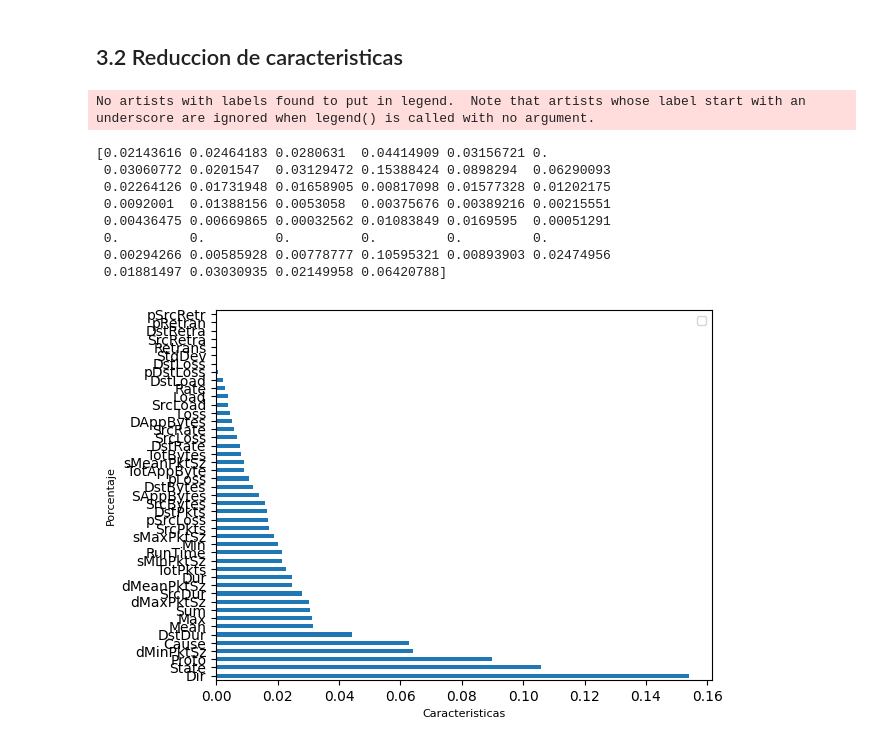
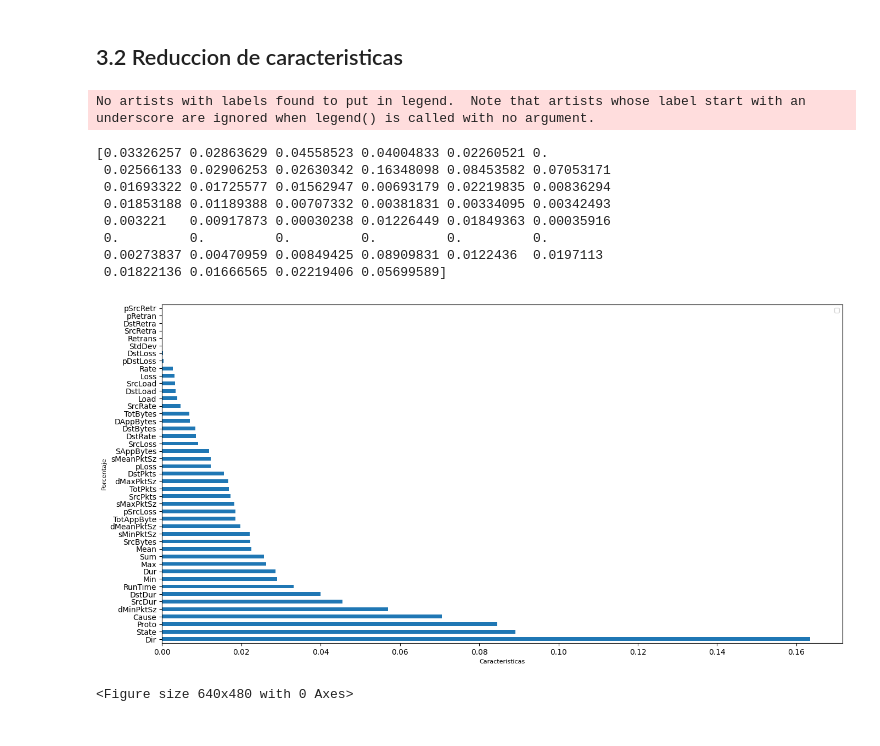
Before and after one commit to soyMA05/Clasiffication_TrafficSDN2, a Jupyter notebook: Fase3/transformacion.ipynb, the cells around one changed output. Saved outputs shown, nothing was run; the diff lists cells and outputs as text; code cells hidden in the pictures.

```diff
--- a/Fase3/transformacion.ipynb
+++ b/Fase3/transformacion.ipynb
@@ -171,22 +171,24 @@ y = df_traffic.iloc[:, 46]
 # %%
 m_extract_features = ExtraTreesClassifier()
 m_extract_features.fit(X,y)
+plt.figure(figsize=(16,8))
 print(m_extract_features.feature_importances_)
 feat_importances = pd.Series(m_extract_features.feature_importances_, index=X.columns)
 feat_importances.nlargest(45).plot(kind='barh')
 plt.xlabel('Caracteristicas', fontsize = 8)
 plt.ylabel('Porcentaje', fontsize = 8)
 plt.legend(fontsize="small")
-plt.savefig('ExtraTreesClassifier_2.png')
 plt.show()
+plt.savefig('ExtraTreesClassifier.png')
 # %% [output]
 No artists with labels found to put in legend.  Note that artists whose label start with an underscore are ignored when legend() is called with no argument.
-[0.02143616 0.02464183 0.0280631  0.04414909 0.03156721 0.
- 0.03060772 0.0201547  0.03129472 0.15388424 0.0898294  0.06290093
- 0.02264126 0.01731948 0.01658905 0.00817098 0.01577328 0.01202175
- 0.0092001  0.01388156 0.0053058  0.00375676 0.00389216 0.00215551
- 0.00436475 0.00669865 0.00032562 0.01083849 0.0169595  0.00051291
+[0.03326257 0.02863629 0.04558523 0.04004833 0.02260521 0.
+ 0.02566133 0.02906253 0.02630342 0.16348098 0.08453582 0.07053171
+ 0.01693322 0.01725577 0.01562947 0.00693179 0.02219835 0.00836294
+ 0.01853188 0.01189388 0.00707332 0.00381831 0.00334095 0.00342493
+ 0.003221   0.00917873 0.00030238 0.01226449 0.01849363 0.00035916
  0.         0.         0.         0.         0.         0.
- 0.00294266 0.00585928 0.00778777 0.10595321 0.00893903 0.02474956
- 0.01881497 0.03030935 0.02149958 0.06420788]
+ 0.00273837 0.00470959 0.00849425 0.08909831 0.0122436  0.0197113
+ 0.01822136 0.01666565 0.02219406 0.05699589]
-[figure, old version]
+[figure, new version]
+<Figure size 640x480 with 0 Axes>
```
Also changed, not shown: parts of 1 cell of this notebook, 2 other files.
